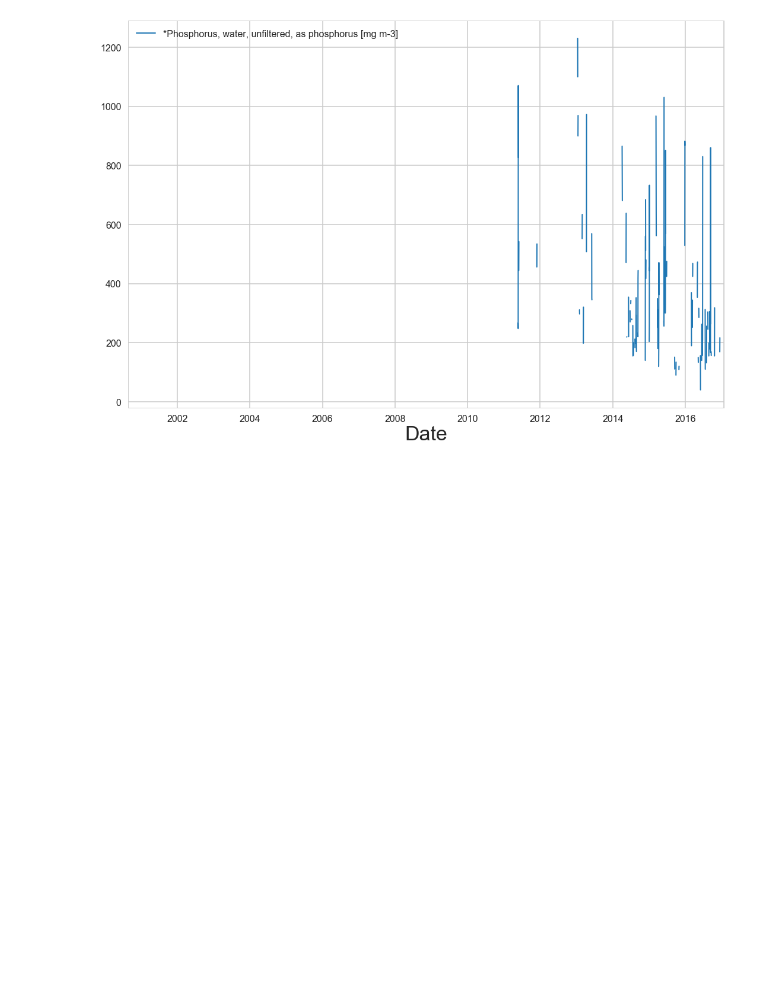
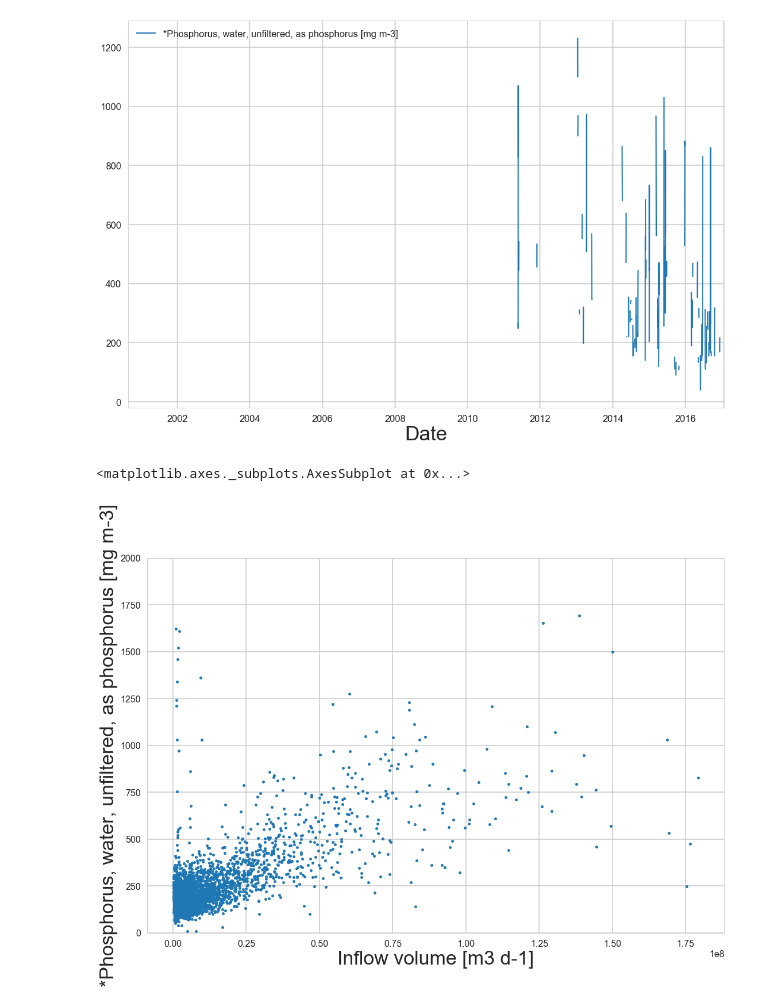
Before and after one commit to pycckuu/Great-Lakes-Data, a Jupyter notebook: post_proc_scripts/weather_input_mylake/Maumee CNP loadings.ipynb, the cells around one changed output. Drawn from its saved outputs; the diff is of its cells as text; code cells hidden in the pictures; blank space fills up the shorter version.

```diff
--- a/post_proc_scripts/weather_input_mylake/Maumee CNP loadings.ipynb
+++ b/post_proc_scripts/weather_input_mylake/Maumee CNP loadings.ipynb
@@ -53,3 +53,8 @@ df[-6000:].plot(x='Date', y='*Phosphorus, water, unfiltered, as phosphorus [mg m
 gdf = df.groupby(['Year']).mean()[-18:]
 # %%
 gdf['P load'] = gdf['*Phosphorus, water, unfiltered, as phosphorus [mg m-3]']*gdf['Inflow volume [m3 d-1]']
+# %%
+df.plot(y='*Phosphorus, water, unfiltered, as phosphorus [mg m-3]', x='Inflow volume [m3 d-1]', kind='scatter',ylim=(0,2000))
+# %% [output]
+<matplotlib.axes._subplots.AxesSubplot at 0x...>
+[figure, added]
```
Also changed, not shown: parts of 11 cells of this notebook.
